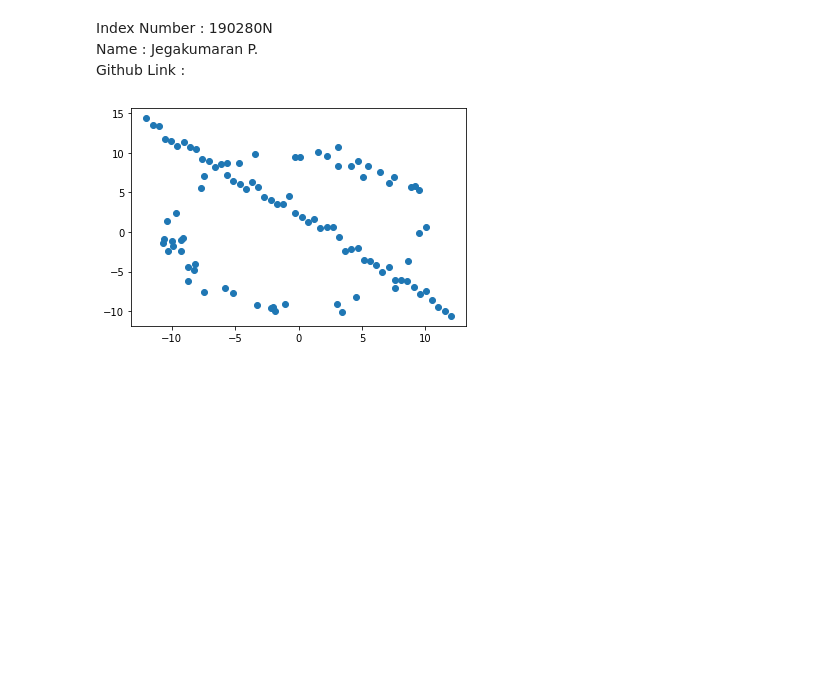
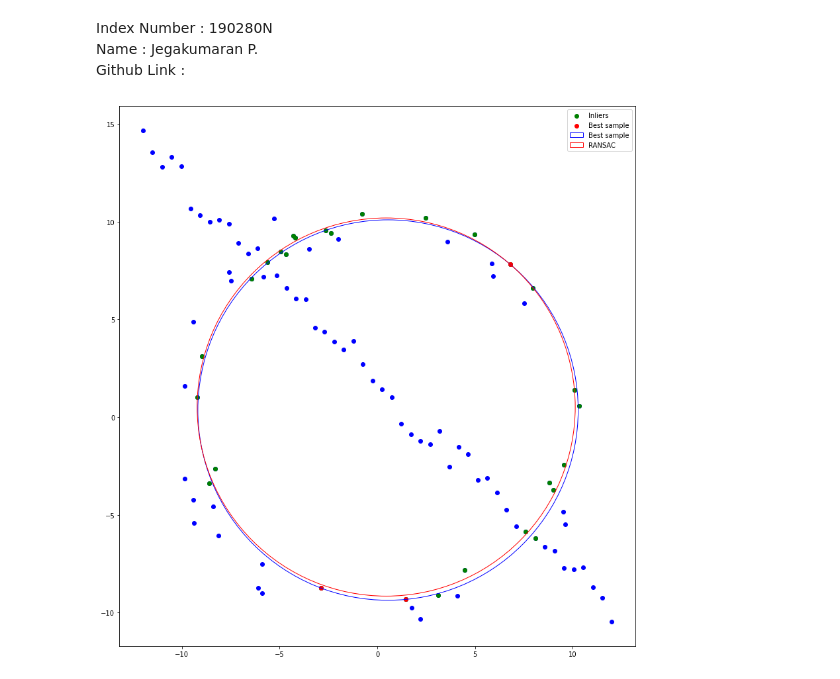
Before and after one commit to Poogitha/Codings, a Jupyter notebook: 190280N_a02.ipynb, the cells around one changed output. Cells and saved outputs as stored; diff of their text form; code cells hidden in the pictures; blank space fills up the shorter version.

```diff
--- a/190280N_a02.ipynb
+++ b/190280N_a02.ipynb
@@ -26,8 +26,3 @@ x = np.linspace(-12,12,half_n)
 y = m*x+b+s*np.random.randn(half_n)
 X_line = np.hstack((x.reshape(half_n,1),y.reshape(half_n,1)))
 X = np.vstack((X_circ,X_line))
-fig,ax=plt.subplots()
-ax.scatter(X[:,0],X[:,1])
-plt.show()
-# %% [output]
-[figure, removed]
@@ -51,0 +101,40 @@ ax.plot(X[outliers, 0], X[outliers, 1], '.r', alpha=0.6,
+# %%
+size=len(X[:,0])
+ransac = RANSAC(X[:,0],X[:,1], 50)
+
+# execute ransac algorithm
+sample = ransac.execute_ransac()
+
+# get best model from ransac
+a, b, r = ransac.best_model[0], ransac.best_model[1], ransac.best_model[2]
+
+threshold=0.5
+inliers=[]
+for i in range(size):
+	if np.sqrt((X[i,0]-a)**2+(X[i,1]-b)**2)<r+threshold and np.sqrt((X[i,0]-a)**2+(X[i,1]-b)**2)>r-threshold:
+		inliers.append(np.array(X[i]))
+inliers=np.array(inliers)
+
+# show result
+plt.figure(figsize=(15,15))
+plt.scatter(X[:,0],X[:,1],c='blue', marker='o')
+plt.scatter(inliers[:,0],inliers[:,1],c='g',marker='o',label='Inliers')
+
+ransac = RANSAC(inliers[:,0],inliers[:,1], 50)
+sample2 = ransac.execute_ransac()
+for i in range(len(sample2)):
+	sample2[i]=np.array(sample2[i])
+sample2=np.array(sample2)
+plt.scatter(sample2[:,0],sample2[:,1],c='r',marker='o',label='Best sample')
+# get best model from ransac
+a_best, b_best, r_best = ransac.best_model[0], ransac.best_model[1], ransac.best_model[2]
+circle = plt.Circle((a_best, b_best), radius=r_best, color='b', fc='y', fill=False,label='Best sample')
+plt.gca().add_patch(circle)
+
+circle = plt.Circle((a, b), radius=r, color='r', fc='y', fill=False,label='RANSAC')
+plt.gca().add_patch(circle)
+plt.axis('scaled')
+plt.legend()
+plt.show()
+# %% [output]
+[figure, added]
```
Also changed, not shown: parts of 2 cells of this notebook.
